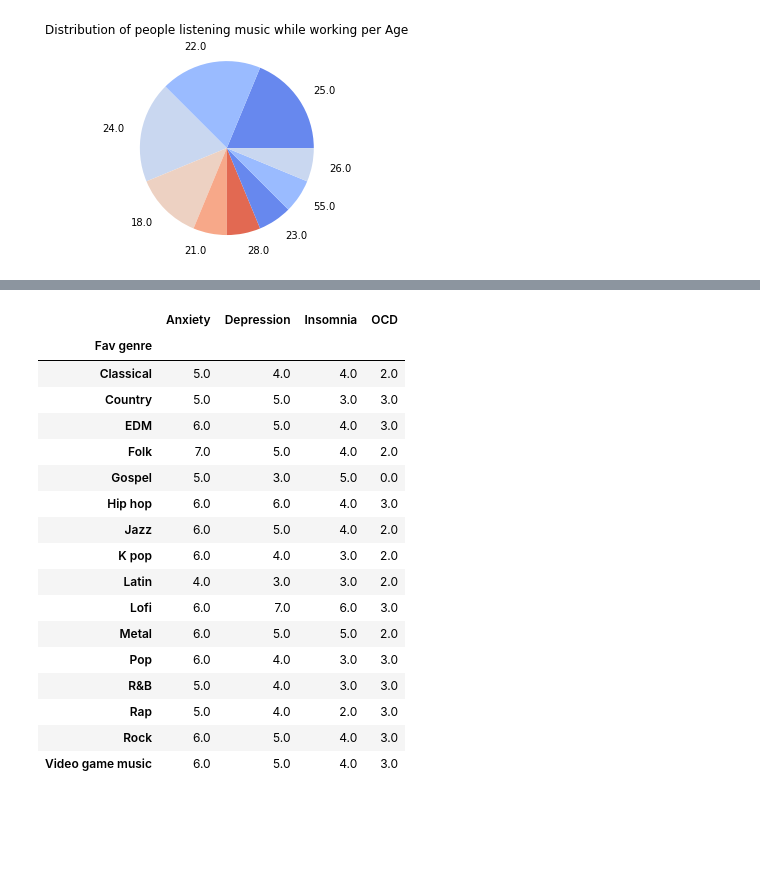
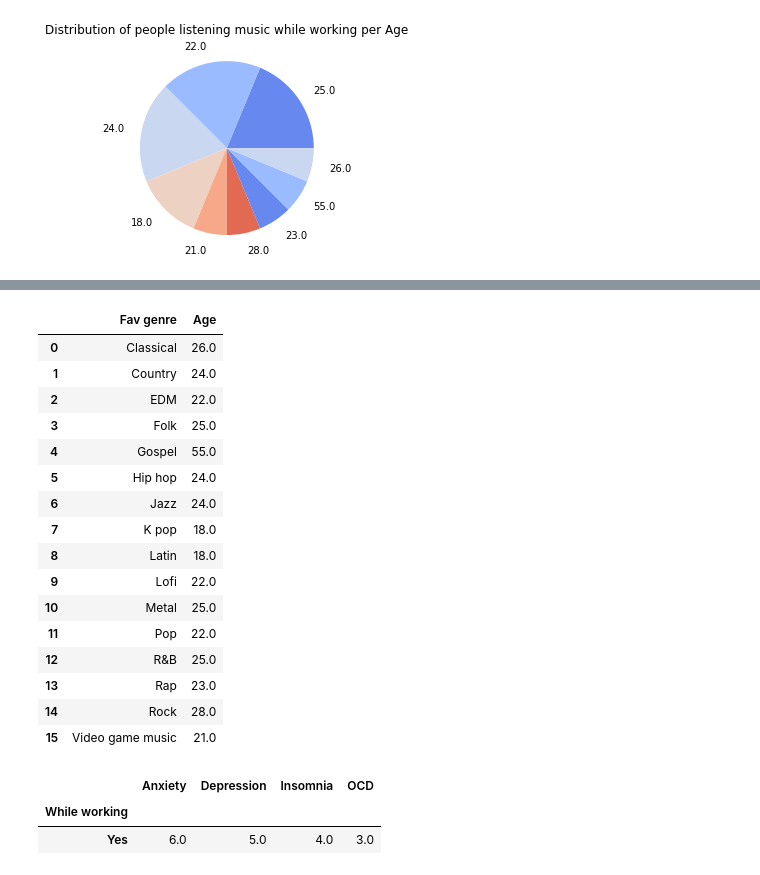
Before and after one commit to acosta109/Project-1, a Jupyter notebook: master_code_mental_health_analysis.ipynb, the cells around one changed output, grey strips where cells are left out. Cells and saved outputs as stored; diff of their text form; code cells hidden in the pictures; blank space fills up the shorter version.

```diff
--- a/master_code_mental_health_analysis.ipynb
+++ b/master_code_mental_health_analysis.ipynb
@@ -1007,3 +1002,11 @@ plt.ylabel("")
 plt.savefig('Output/age_pie.png')
 # %% [output]
 [figure]
+# %%
+# Creating the dataset and viewing a sample:
+working_data_yes = (
+    mental_health_data_df
+    .query('`While working` == "Yes"')
+)
+
+working_data_yes.sample(10)
@@ -1010,29 +1045,38 @@ plt.savefig('Output/age_pie.png')
+# %%
+mean_age_working = (working_data_yes.groupby('Fav genre', as_index=False)[['Age']]
+                    .mean()
+                    .round())
+
+mean_age_working
+# %% [output]
+|  | Fav genre | Age |
+| 0 | Classical | 26.0 |
+| 1 | Country | 24.0 |
+| 2 | EDM | 22.0 |
+| 3 | Folk | 25.0 |
+| 4 | Gospel | 55.0 |
+| 5 | Hip hop | 24.0 |
+| 6 | Jazz | 24.0 |
+| 7 | K pop | 18.0 |
+| 8 | Latin | 18.0 |
+| 9 | Lofi | 22.0 |
+| 10 | Metal | 25.0 |
+| 11 | Pop | 22.0 |
+| 12 | R&B | 25.0 |
+| 13 | Rap | 23.0 |
+| 14 | Rock | 28.0 |
+| 15 | Video game music | 21.0 |
 # %%
 # Grouping data to get mental conditions averages:
-working_means = (
-       working_data
-       .groupby('Fav genre')[['Anxiety', 'Depression', 'Insomnia', 'OCD']]
+working_means_yes = (
+       working_data_yes
+       .groupby('While working')[['Anxiety', 'Depression', 'Insomnia', 'OCD']]
        .mean()
        .round()
 )
 
-working_means
+working_means_yes
 # %% [output]
 |  | Anxiety | Depression | Insomnia | OCD |
-| Fav genre |  |  |  |  |
-| Classical | 5.0 | 4.0 | 4.0 | 2.0 |
-| Country | 5.0 | 5.0 | 3.0 | 3.0 |
-| EDM | 6.0 | 5.0 | 4.0 | 3.0 |
-| Folk | 7.0 | 5.0 | 4.0 | 2.0 |
-| Gospel | 5.0 | 3.0 | 5.0 | 0.0 |
-| Hip hop | 6.0 | 6.0 | 4.0 | 3.0 |
-| Jazz | 6.0 | 5.0 | 4.0 | 2.0 |
-| K pop | 6.0 | 4.0 | 3.0 | 2.0 |
-| Latin | 4.0 | 3.0 | 3.0 | 2.0 |
-| Lofi | 6.0 | 7.0 | 6.0 | 3.0 |
-| Metal | 6.0 | 5.0 | 5.0 | 2.0 |
-| Pop | 6.0 | 4.0 | 3.0 | 3.0 |
-| R&B | 5.0 | 4.0 | 3.0 | 3.0 |
-| Rap | 5.0 | 4.0 | 2.0 | 3.0 |
-| Rock | 6.0 | 5.0 | 4.0 | 3.0 |
-| Video game music | 6.0 | 5.0 | 4.0 | 3.0 |
+| While working |  |  |  |  |
+| Yes | 6.0 | 5.0 | 4.0 | 3.0 |
```
Also changed, not shown: parts of 15 cells of this notebook, 5 other files.
